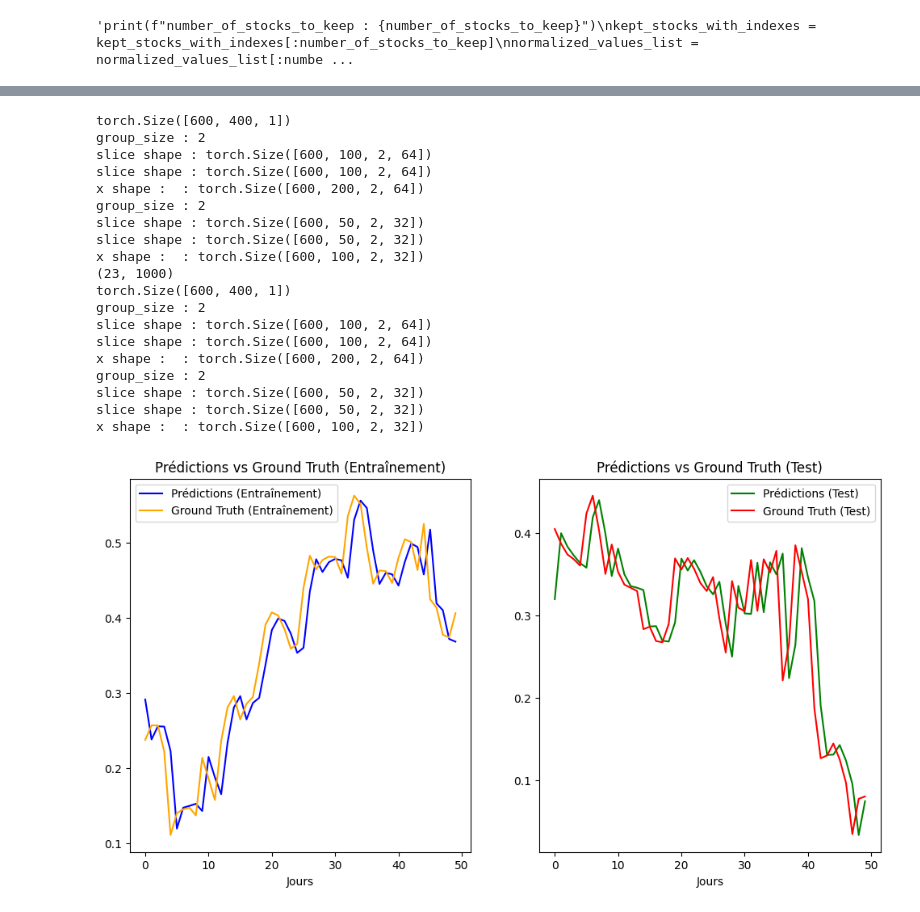
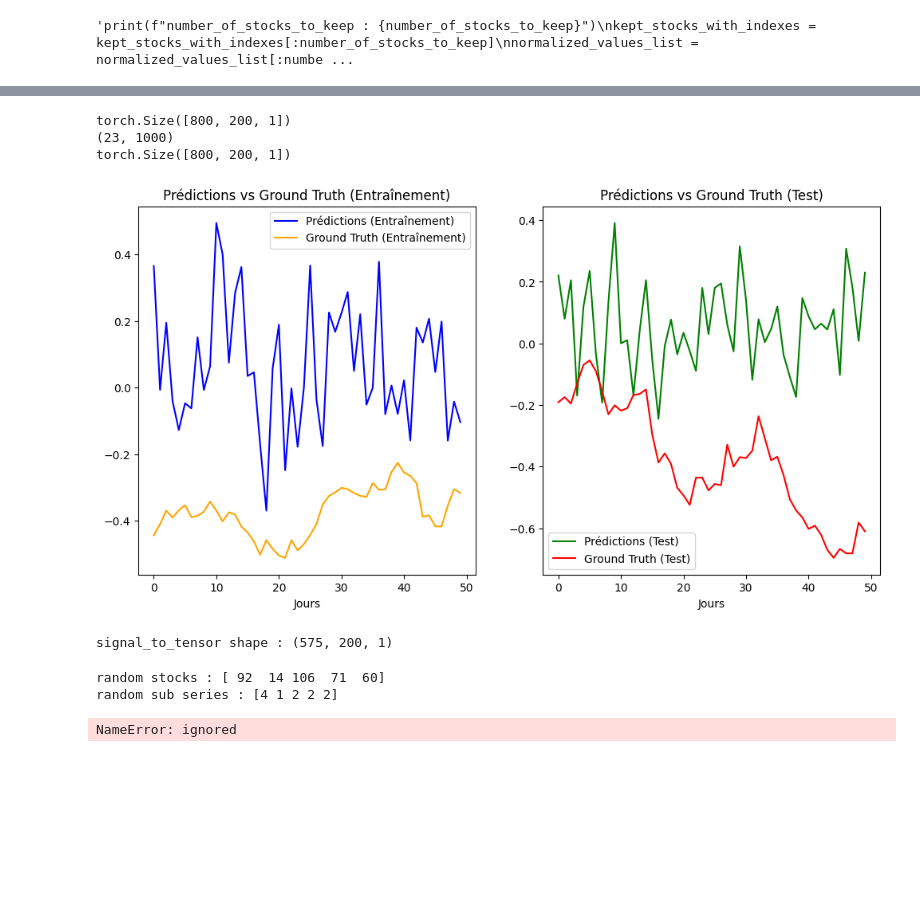
Before and after one commit to MaximeSzymanski/StocksClusteringVAE, a Jupyter notebook: VAE_stocks.ipynb, the cells around one changed output, grey strips where cells are left out. Cells and saved outputs as stored; diff of their text form; code cells hidden in the pictures; blank space fills up the shorter version.

```diff
--- a/VAE_stocks.ipynb
+++ b/VAE_stocks.ipynb
@@ -185,7 +185,7 @@ def preparer_dataset(data, longueur_sequence):
     return np.array(sequences_x), np.array(sequences_y)
 
 # Définir la longueur de la séquence pour l'entrée du réseau de neurones
-longueur_sequence = 400
+longueur_sequence = 200
 
 # Préparer le dataset avec la fonction définie
 donnees_x, donnees_y = preparer_dataset(donnees, longueur_sequence)
@@ -306,7 +306,7 @@ class StockDataset(Dataset):
         return self.data[idx]
 
 # Use the previously prepared data
-sub_series_length = 400
+sub_series_length = 200
 stock_symbols = [stock[1] for stock in kept_stocks_with_indexes]
 
 # Check that the length of each normalized series is divisible by sub_series_length
@@ -799,9 +802,9 @@ class RecurrentAutoencoder_LSTM(nn.Module):
         x = self.decoder(z)
         return x
 # %%
-latent_dim = 100
-sub_series_length = 400
+latent_dim = 32
+sub_series_length = 200
 device = torch.device("cuda" if torch.cuda.is_available() else "cpu")
-model_LSTM = RecurrentAutoencoder_LSTM(sub_series_length, 1, 32,latent_dim=latent_dim).to(device)
+model_LSTM = RecurrentAutoencoder_LSTM(sub_series_length, 1, 128,latent_dim=latent_dim).to(device)
 print(f"model : {model_LSTM}")
 # %% [output]
@@ -846,8 +849,8 @@ class RecurrentAutoencoder(nn.Module):
     x = self.predict_next_day_head(z)
     return x
 # %%
-print(f"sub_series_length : {300}")
+print(f"sub_series_length : {sub_series_length}")
 device = torch.device("cuda" if torch.cuda.is_available() else "cpu")
-latent_dim = 100
-model_attention = RecurrentAutoencoder(sub_series_length, 1, 32,sub_seq_len=200,latent_dim=latent_dim).to(device)
+latent_dim = 32
+model_attention = RecurrentAutoencoder(sub_series_length, 1, 128,sub_seq_len=200,latent_dim=latent_dim).to(device)
 # %% [output]
@@ -1157,58 +954,42 @@ def predire_stock(model, stock_index, data):
 
     with torch.no_grad():
 
-        data_x_tensor = torch.tensor(data_x, dtype=torch.float32,device="cpu")
+        data_x_tensor = torch.tensor(data_x, dtype=torch.float32,device="cuda")
         data_x_tensor = data_x_tensor.unsqueeze(-1)
         print(data_x_tensor.shape)
-        model = model.to(torch.device("cpu"))
+        model = model.to(torch.device("cuda"))
         predictions = model.predict_next_day(data_x_tensor)
     return predictions.cpu().numpy(), data_y
 # Utilisation de la fonction predire_stock pour obtenir les prédictions et les sorties attendues pour un stock spécifique dans l'ensemble d'entraînement
 indice_stock_a_predire_train = 4
 predictions_stock_train, sorties_attendues_train = predire_stock(model_attention, indice_stock_a_predire_train, donnes_train)
 print(donnes_test.shape)
 # Utilisation de la fonction predire_stock pour obtenir les prédictions et les sorties attendues pour un stock spécifique dans l'ensemble de test
 indice_stock_a_predire_test = 4 # Choisir un indice approprié du jeu de test
 predictions_stock_test, sorties_attendues_test = predire_stock(model_attention, indice_stock_a_predire_test,donnes_test)
 
 # Plot des prédictions et des sorties attendues pour les ensembles d'entraînement et de test côte à côte
 plt.figure(figsize=(12, 6))
 
 plt.subplot(1, 2, 1)  # Première colonne du subplot pour les données d'entraînement
 plt.plot(predictions_stock_train[:50], label='Prédictions (Entraînement)', color='blue')
 plt.plot(sorties_attendues_train[:50], label='Ground Truth (Entraînement)', color='orange')
 plt.title('Prédictions vs Ground Truth (Entraînement)')
 plt.xlabel('Jours')
 plt.legend()
 
 plt.subplot(1, 2, 2)  # Deuxième colonne du subplot pour les données de test
 plt.plot(predictions_stock_test[:50], label='Prédictions (Test)', color='green')
 plt.plot(sorties_attendues_test[:50], label='Ground Truth (Test)', color='red')
 plt.title('Prédictions vs Ground Truth (Test)')
 plt.xlabel('Jours')
 plt.legend()
 plt.show()
 # %% [output]
-torch.Size([600, 400, 1])
-group_size : 2
-slice shape : torch.Size([600, 100, 2, 64])
-slice shape : torch.Size([600, 100, 2, 64])
-x shape :  : torch.Size([600, 200, 2, 64])
-group_size : 2
-slice shape : torch.Size([600, 50, 2, 32])
-slice shape : torch.Size([600, 50, 2, 32])
-x shape :  : torch.Size([600, 100, 2, 32])
+torch.Size([800, 200, 1])
 (23, 1000)
-torch.Size([600, 400, 1])
-group_size : 2
-slice shape : torch.Size([600, 100, 2, 64])
-slice shape : torch.Size([600, 100, 2, 64])
-x shape :  : torch.Size([600, 200, 2, 64])
-group_size : 2
-slice shape : torch.Size([600, 50, 2, 32])
-slice shape : torch.Size([600, 50, 2, 32])
-x shape :  : torch.Size([600, 100, 2, 32])
+torch.Size([800, 200, 1])
-[figure, old version]
+[figure, new version]
 # %%
 # take random values from
 # %%
@@ -1228,7 +1009,7 @@ def loss_function(x, original_x, mu, sigma,k1=1,k2=4e-2):
 # The shape is : (number_of_stocks, number_of_sub_series, sub_series_length, features)
 # We need to reshape it to (number_of_stocks * number_of_sub_series, sub_series_length, features)
 number_of_stocks = stocks_np_array.shape[0]
-device = torch.device("cuda:1" if torch.cuda.is_available() else "cpu")
+device = torch.device("cuda" if torch.cuda.is_available() else "cpu")
 
 stocks_np_array_test = stocks_np_array.reshape((number_of_stocks*number_of_sub_series, sub_series_length, 1))
 signal_to_tensor = torch.from_numpy(stocks_np_array_test).float().to(device)
@@ -1238,6 +1019,8 @@ print(f"signal_to_tensor shape : {stocks_np_array_test.shape}")
 
 # Reconstruct the good output shape
 #x = x.reshape((number_of_stocks, number_of_sub_series, sub_series_length, 1))
+# %% [output]
+signal_to_tensor shape : (575, 200, 1)
 # %%
 # load from cuda to cpu
 #model = torch.load("model.pth",map_location=torch.device('cpu'))
@@ -1256,6 +1039,10 @@ for i in range(number_of_stocks_to_plot):
     plt.plot(x[random_stocks[i]][random_sub_series[i]].cpu().detach().numpy(), label='Reconstructed signal')
 plt.legend()
 plt.show()
+# %% [output]
+random stocks : [ 92  14 106  71  60]
+random sub series : [4 1 2 2 2]
+NameError: ignored
 # %%
 # try a simple overfitting
 optimizer = torch.optim.Adam(model_attention.parameters(), lr=1e-3)
```
Also changed, not shown: parts of 27 cells of this notebook.
